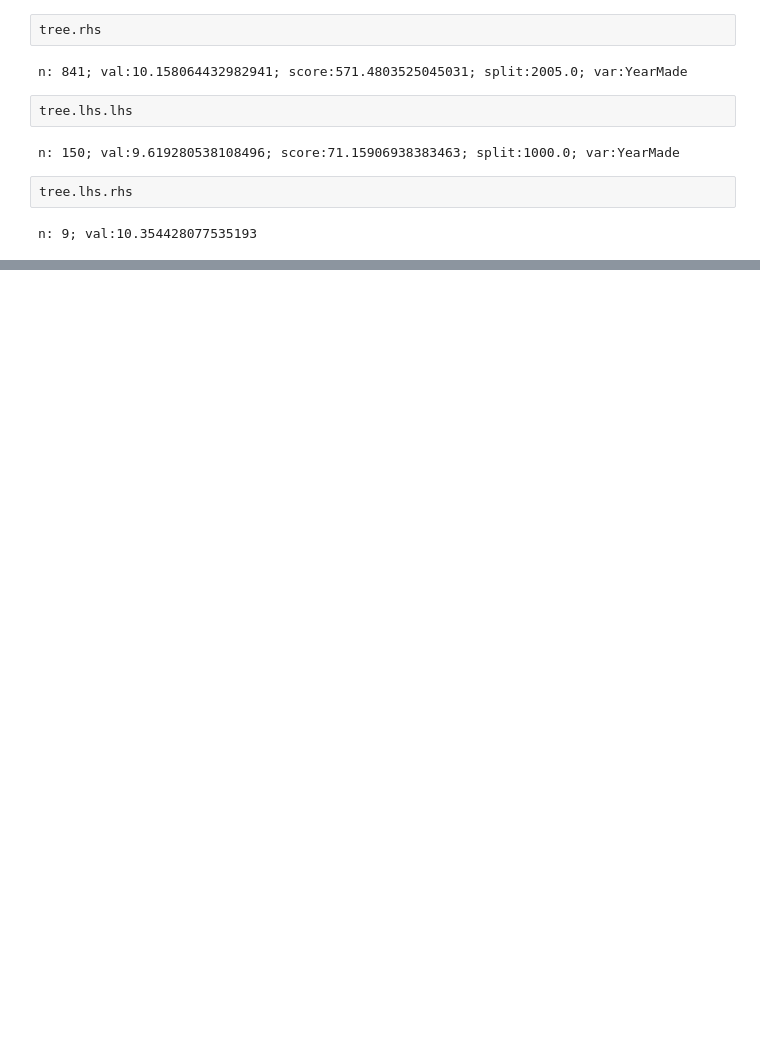
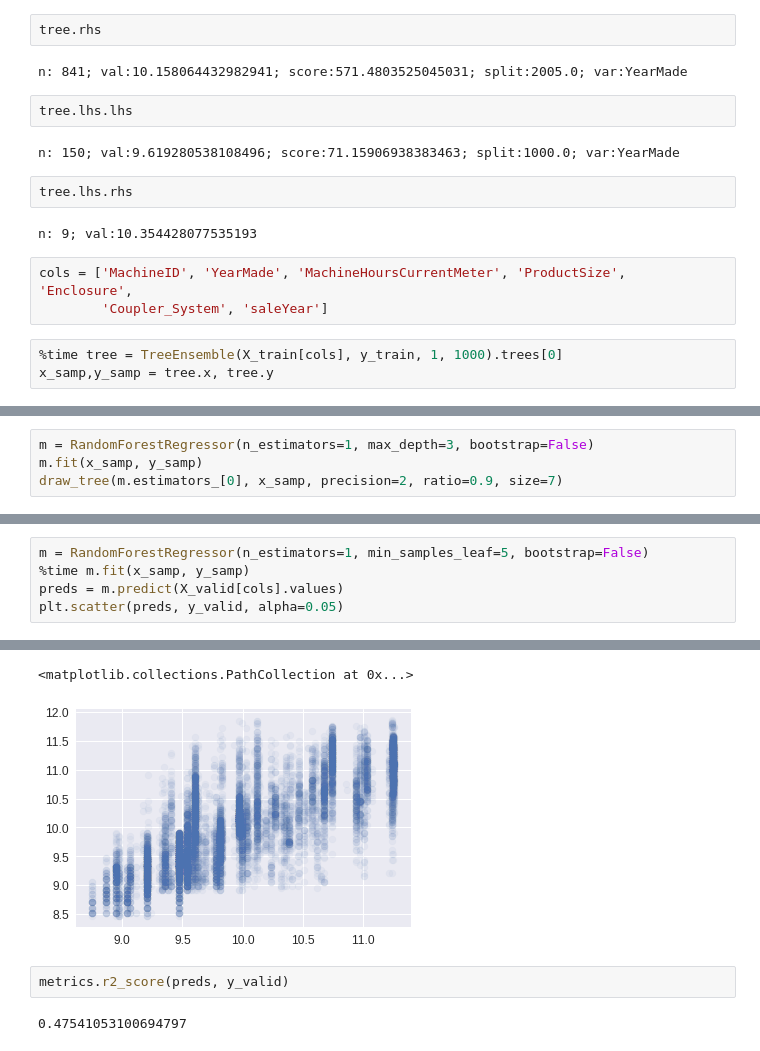
Before and after one commit to ssttv/ml-resources, a Jupyter notebook: fastai_rf_foundation_scratch.ipynb, the cells around one changed output, grey strips where cells are left out. Saved outputs shown, nothing was run; the diff lists cells and outputs as text; blank space fills up the shorter version.

```diff
--- a/fastai_rf_foundation_scratch.ipynb
+++ b/fastai_rf_foundation_scratch.ipynb
@@ -292,3 +292,9 @@ n: 150; val:9.619280538108496; score:71.15906938383463; split:1000.0; var:YearMa
 tree.lhs.rhs
 # %% [output]
 n: 9; val:10.354428077535193
+# %%
+cols = ['MachineID', 'YearMade', 'MachineHoursCurrentMeter', 'ProductSize', 'Enclosure',
+        'Coupler_System', 'saleYear']
+# %%
+%time tree = TreeEnsemble(X_train[cols], y_train, 1, 1000).trees[0]
+x_samp,y_samp = tree.x, tree.y
@@ -294,0 +304,4 @@ n: 9; val:10.354428077535193
+# %%
+m = RandomForestRegressor(n_estimators=1, max_depth=3, bootstrap=False)
+m.fit(x_samp, y_samp)
+draw_tree(m.estimators_[0], x_samp, precision=2, ratio=0.9, size=7)
@@ -294,0 +335,6 @@ n: 9; val:10.354428077535193
+# %%
+m = RandomForestRegressor(n_estimators=1, min_samples_leaf=5, bootstrap=False)
+%time m.fit(x_samp, y_samp)
+preds = m.predict(X_valid[cols].values)
+plt.scatter(preds, y_valid, alpha=0.05)
+# %% [output]
@@ -294,0 +343,6 @@ n: 9; val:10.354428077535193
+<matplotlib.collections.PathCollection at 0x...>
+[figure, added]
+# %%
+metrics.r2_score(preds, y_valid)
+# %% [output]
+0.47541053100694797
```
Also changed, not shown: parts of 21 cells of this notebook.
